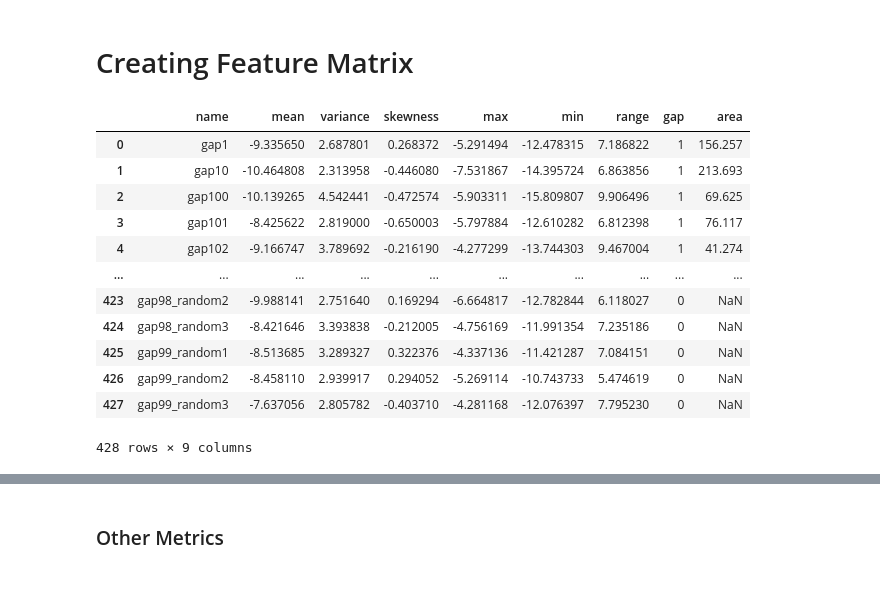
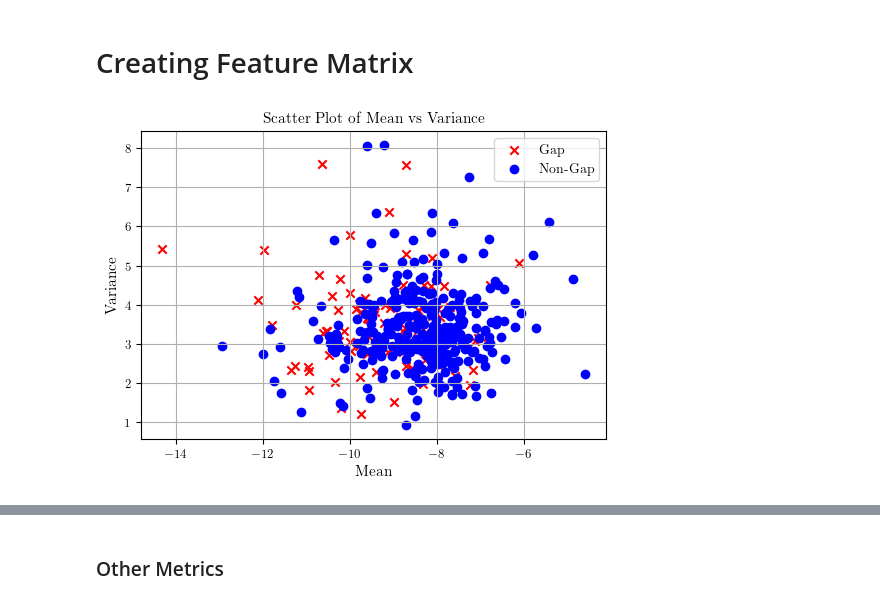
Before and after one commit to ol-webb/tree_gaps4, a Jupyter notebook: all_gaps_mk2/main1.ipynb, the cells around one changed output, grey strips where cells are left out. Drawn from its saved outputs; the diff is of its cells as text; code cells hidden in the pictures.

```diff
--- a/all_gaps_mk2/main1.ipynb
+++ b/all_gaps_mk2/main1.ipynb
@@ -669,39 +644,59 @@ def extract_features(df, label):
 
     return pd.DataFrame(features)
 
-# Extract features for both dataframes
-gap_features = extract_features(series_dataframe_g1, label=1)
-random_features = extract_features(series_dataframe_random_g1, label=0)
+def create_feature_matrix(gap_df, random_df, area_df):
+    # Make copies of the dataframes to avoid modifying the original ones
+    gap_df = gap_df.copy()
+    random_df = random_df.copy()
+    area_df = area_df.copy()
 
-# Add a zero-indexed row number to df
-df['row_index'] = df.index
+    # Extract features for both dataframes
+    gap_features = extract_features(gap_df, label=1)
+    random_features = extract_features(random_df, label=0)
 
-# Extract the numeric part of the 'name' column from gap_features
-gap_features['name_index'] = gap_features['name'].str.extract('(\d+)').astype(int)
+    # Add a zero-indexed row number to area_df
+    area_df['row_index'] = area_df.index
 
-# Merge based on the row number
-gap_features = gap_features.merge(df[['row_index', 'area']], left_on='name_index', right_on='row_index', how='left')
-gap_features = gap_features.drop(columns=['row_index', 'name_index'])
+    # Extract the numeric part of the 'name' column from gap_features
+    gap_features['name_index'] = gap_features['name'].str.extract('(\d+)').astype(int)
 
-# Add area column to random_features with NaN values
-random_features['area'] = np.nan
+    # Merge based on the row number
+    gap_features = gap_features.merge(area_df[['row_index', 'area']], left_on='name_index', right_on='row_index', how='left')
+    gap_features = gap_features.drop(columns=['row_index', 'name_index'])
 
-# Combine the features into a single DataFrame
-X_df = pd.concat([gap_features, random_features], ignore_index=True)
+    # Add area column to random_features with NaN values
+    random_features['area'] = np.nan
 
-# Display the feature matrix
-X_df
+    # Combine the features into a single DataFrame
+    X_df = pd.concat([gap_features, random_features], ignore_index=True)
+
+    return X_df
-# %% [output]
-|  | name | mean | variance | skewness | max | min | range | gap | area |
-| 0 | gap1 | -9.335650 | 2.687801 | 0.268372 | -5.291494 | -12.478315 | 7.186822 | 1 | 156.257 |
-| 1 | gap10 | -10.464808 | 2.313958 | -0.446080 | -7.531867 | -14.395724 | 6.863856 | 1 | 213.693 |
-| 2 | gap100 | -10.139265 | 4.542441 | -0.472574 | -5.903311 | -15.809807 | 9.906496 | 1 | 69.625 |
-| 3 | gap101 | -8.425622 | 2.819000 | -0.650003 | -5.797884 | -12.610282 | 6.812398 | 1 | 76.117 |
-| 4 | gap102 | -9.166747 | 3.789692 | -0.216190 | -4.277299 | -13.744303 | 9.467004 | 1 | 41.274 |
-| ... | ... | ... | ... | ... | ... | ... | ... | ... | ... |
-| 423 | gap98_random2 | -9.988141 | 2.751640 | 0.169294 | -6.664817 | -12.782844 | 6.118027 | 0 | NaN |
-| 424 | gap98_random3 | -8.421646 | 3.393838 | -0.212005 | -4.756169 | -11.991354 | 7.235186 | 0 | NaN |
-| 425 | gap99_random1 | -8.513685 | 3.289327 | 0.322376 | -4.337136 | -11.421287 | 7.084151 | 0 | NaN |
-| 426 | gap99_random2 | -8.458110 | 2.939917 | 0.294052 | -5.269114 | -10.743733 | 5.474619 | 0 | NaN |
-| 427 | gap99_random3 | -7.637056 | 2.805782 | -0.403710 | -4.281168 | -12.076397 | 7.795230 | 0 | NaN |
-428 rows × 9 columns
+# %%
+X_df_alltime = create_feature_matrix(df_series_alltime_gaps, df_series_alltime_random, df)
+
+X_df_2yr = create_feature_matrix(df_series_2yr_gaps, df_series_2yr_random, df)
+# %%
+def plot_scatter(X_df):
+    # Create a scatter plot
+    plt.figure(figsize=(6,4))
+
+    # Plot the gap points
+    gap_points = X_df[X_df['gap'] == 1]
+    plt.scatter(gap_points['mean'], gap_points['variance'], color='red', marker='x', label='Gap')
+
+    # Plot the non-gap points
+    non_gap_points = X_df[X_df['gap'] == 0]
+    plt.scatter(non_gap_points['mean'], non_gap_points['variance'], color='blue', marker='o', label='Non-Gap')
+
+    # Add labels and legend
+    plt.xlabel('Mean')
+    plt.ylabel('Variance')
+    plt.title('Scatter Plot of Mean vs Variance')
+    plt.legend()
+    plt.grid(True)
+    plt.show()
+
+# Example usage
+plot_scatter(X_df_alltime)
+# %% [output]
+[figure, added]
```
Also changed, not shown: parts of 8 cells of this notebook, 2 other files.
